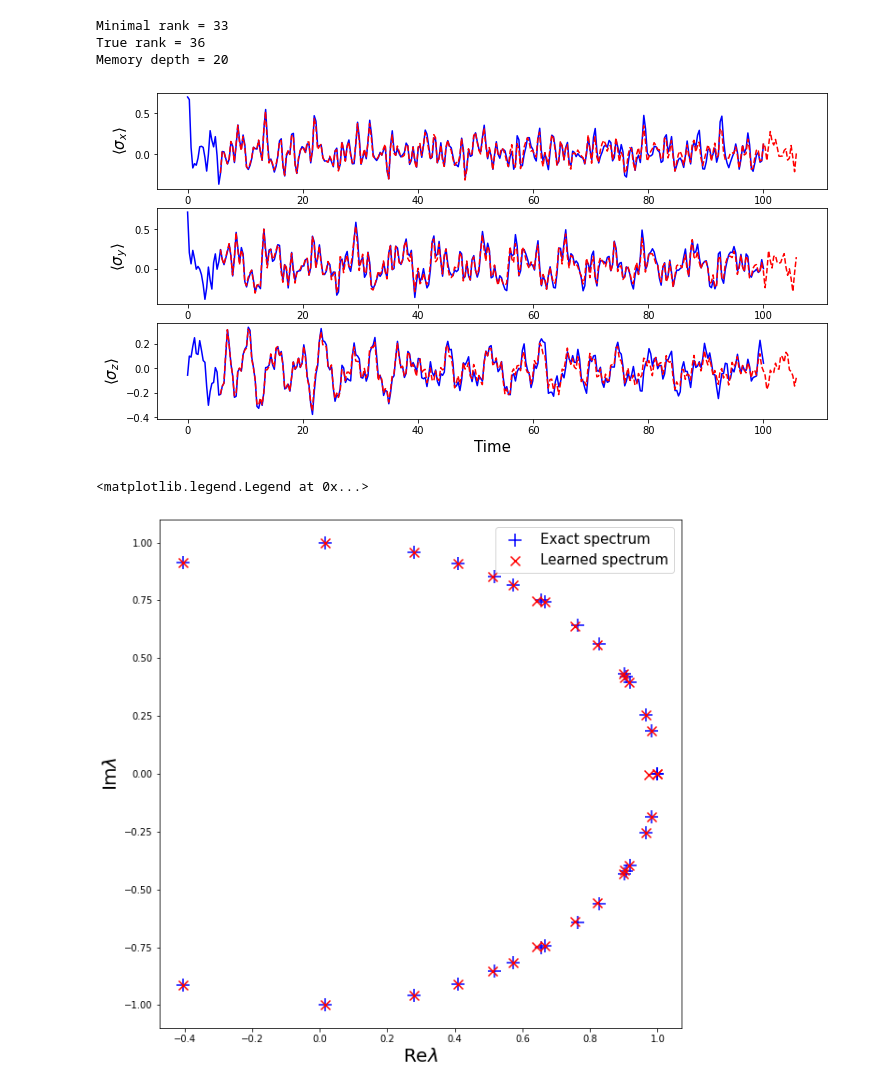
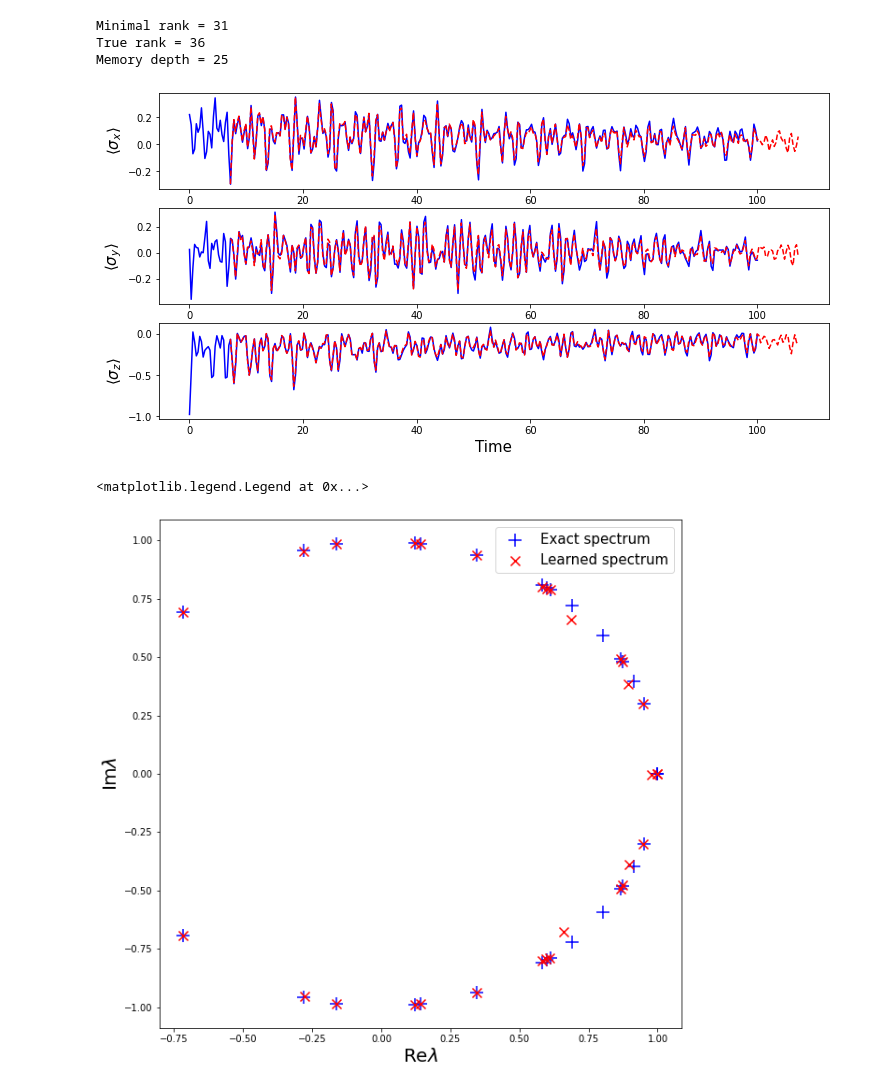
Before and after one commit to LuchnikovI/Dynamic-mode-decomposition-for-open-quantum-systems-identification, a Jupyter notebook: Playground_random_lindbladians.ipynb, the cells around one changed output. Saved outputs shown, nothing was run; the diff lists cells and outputs as text; code cells hidden in the pictures.

```diff
--- a/Playground_random_lindbladians.ipynb
+++ b/Playground_random_lindbladians.ipynb
@@ -20,12 +20,12 @@ Then we use set $\{\rho_j(k\tau)\}_{j,k=1}^{j=M, k=T}$ to build data driven mode
 # %%
 #------------------------Parameters------------------------#
-dissipation_ampl = 0.001 # amplitude of dissipation
+dissipation_ampl = 0.1 # amplitude of dissipation
 hamiltonian_ampl = 1 # amplitude of the hamiltonian part
 time_step = 0.3  # time step size
 total_time = 100  # total simulation time
 number_of_lines = 2  # number of parallel experiments
 size_of_mem = 3  # memory size
-eps = 0.001  # std of noise
+eps = 0.01  # std of noise
 #----------------------------------------------------------#
 
 # pauli matrices
@@ -38,9 +38,9 @@ pauli = tf.concat([sigma_x[tf.newaxis],
                    sigma_y[tf.newaxis],
                    sigma_z[tf.newaxis]], axis=0)
 
-# model initializing
+# model initialization
 model = FiniteEnv(2, size_of_mem)
-model.set_rand_gen(dissipation_ampl, hamiltonian_ampl)
+model.set_rand_gen(dissipation_ampl / ((2 * size_of_mem) ** 2 - 1), hamiltonian_ampl)
 
 # random pure initial states
 psi_re = tf.random.normal((number_of_lines, 2), dtype=tf.float64)
@@ -52,8 +52,8 @@ rho = psi[:, tf.newaxis] * tf.math.conj(psi)[..., tf.newaxis]
 # dynamics simulation
 train_set_wn = model.dynamics(total_time, time_step, rho)
 # + noise
-train_set = train_set_wn + eps * tf.complex(tf.random.normal(train_set.shape, dtype=tf.float64),
-                                           tf.random.normal(train_set.shape, dtype=tf.float64))
+train_set = train_set_wn + eps * tf.complex(tf.random.normal(train_set_wn.shape, dtype=tf.float64),
+                                            tf.random.normal(train_set_wn.shape, dtype=tf.float64))
 
 # Bloch vectors
 X_train = tf.tensordot(train_set, pauli, [[2, 3], [2, 1]])
@@ -81,12 +81,17 @@ plt.plot(time, X_train[0, :, 0], 'b--')
 # %%
 #------------------------Parameters--------------------------#
-eps = 0.001  # level of noise
+eps = 0.01  # level of noise
+auto_K = False  # do we need to use automatic K search?
+K = 25  # K value in case if auto_K==False
 #------------------------------------------------------------#
 
 # embedding
 emb = Embedding()
 # learn embedding
-emb.learn(train_set, eps=eps, auto_K=True)
+if auto_K:
+    emb.learn(train_set, eps=eps, auto_K=True)
+else:
+    emb.learn(train_set, K=K, eps=eps)
 # min rank
 rank = emb.rank
 K = emb.K
@@ -94,36 +99,36 @@ K = emb.K
 test_set = model.dynamics(total_time, time_step, rho)
 prediction = emb.predict(test_set[0, :K],
                          test_set.shape[1])
 # corresponding bloch vectors
 X_predicted = tf.tensordot(prediction, pauli, [[1, 2], [2, 1]])
 # test bloch vectors
 X_test = tf.tensordot(test_set, pauli, [[2, 3], [2, 1]])
 
 
 # plotting
 time = tf.linspace(0, total_time, X_test.shape[1])
 plt.figure(figsize=(12, 6))
 plt.subplot(311)
 plt.plot(time, X_test[0, :, 0], 'b')
 plt.plot(time + (K - 1) * time_step, X_predicted[:, 0], 'r--')
 plt.ylabel(r'$\langle\sigma_x\rangle$', fontsize=15)
 plt.subplot(312)
 plt.plot(time, X_test[0, :, 1], 'b')
 plt.plot(time + (K - 1) * time_step, X_predicted[:, 1], 'r--')
 plt.ylabel(r'$\langle\sigma_y\rangle$', fontsize=15)
 plt.subplot(313)
 plt.plot(time, X_test[0, :, 2], 'b')
 plt.plot(time + (K - 1) * time_step, X_predicted[:, 2], 'r--')
 plt.xlabel('Time', fontsize=15)
 plt.ylabel(r'$\langle\sigma_z\rangle$', fontsize=15)
 print('Minimal rank = {}'.format(rank))
 print('True rank = {}'.format(4 * size_of_mem ** 2))
 print('Memory depth = {}'.format(K))
 # %% [output]
-Minimal rank = 33
+Minimal rank = 31
 True rank = 36
-Memory depth = 20
+Memory depth = 25
-[figure, old version]
+[figure, new version]
 # %%
 # exact eigenvalues
 true_gen_lmbd, _ = tf.linalg.eig(model.gen)
@@ -143,4 +148,4 @@ plt.ylabel(r'${\rm Im}\lambda$', fontsize=20)
 plt.legend(['Exact spectrum', 'Learned spectrum'], fontsize=15)
 # %% [output]
 <matplotlib.legend.Legend at 0x...>
-[figure, old version]
+[figure, new version]
```
Also changed, not shown: parts of 2 cells of this notebook.
